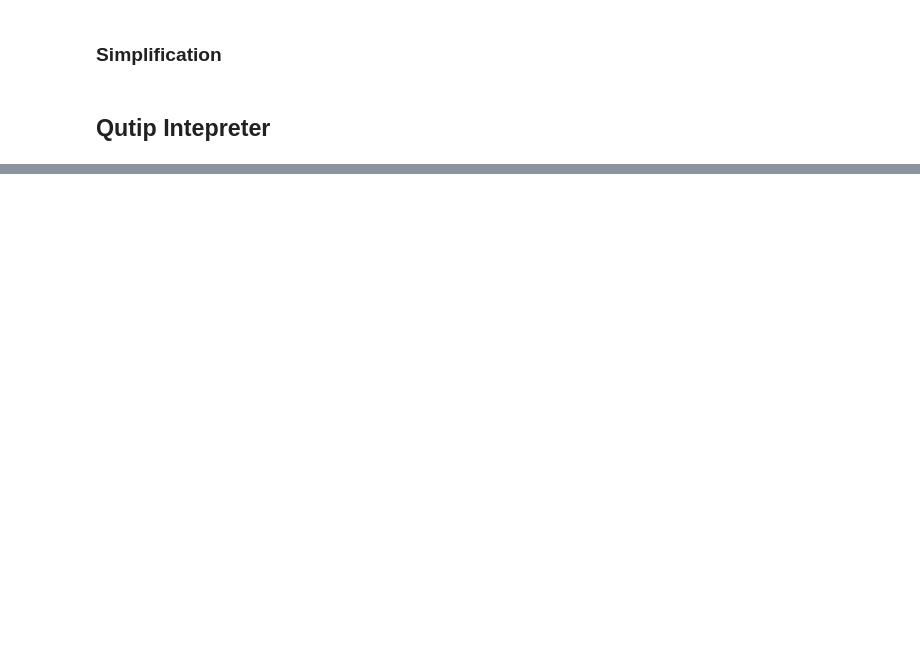
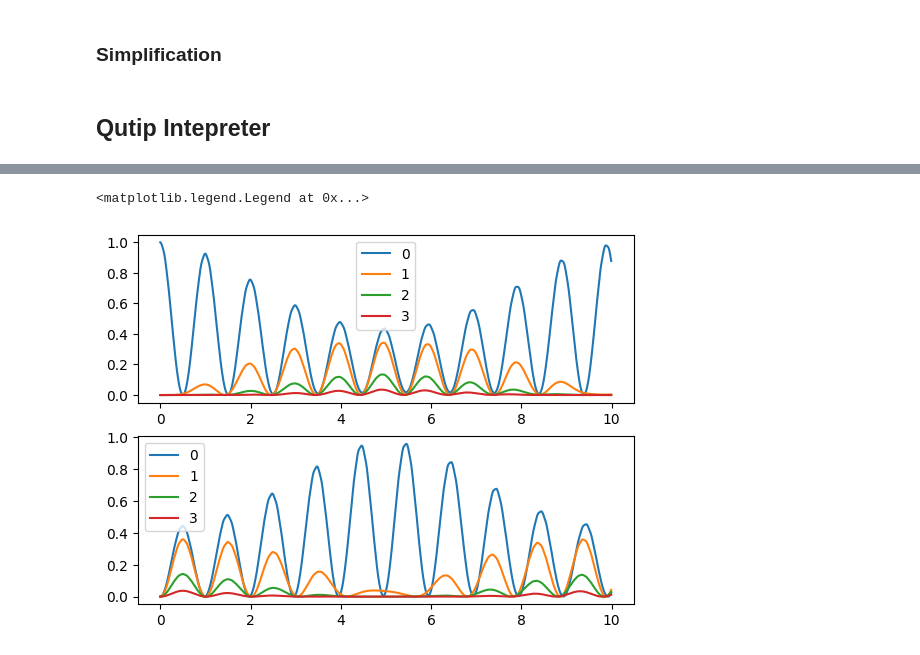
Before and after one commit to OpenQuantumDesign/oqd-trical, a Jupyter notebook: tutorial/test_sideband.ipynb, the cells around one changed output, grey strips where cells are left out. Saved outputs shown, nothing was run; the diff lists cells and outputs as text; code cells hidden in the pictures; blank space fills up the shorter version.

```diff
--- a/tutorial/test_sideband.ipynb
+++ b/tutorial/test_sideband.ipynb
@@ -261,0 +262,26 @@ ax[1].legend()
+# %%
+from matplotlib import pyplot as plt
+
+k = slice(None, None, 1)
+
+fig = plt.figure()
+
+ax = fig.subplots(2, 1)
+
+ax[0].plot(
+    result["tspan"][k],
+    [qt.ket2dm(s).diag()[:4] for s in result["states"][k]],
+    label=range(4),
+)
+
+ax[1].plot(
+    result["tspan"][k],
+    [qt.ket2dm(s).diag()[20:24] for s in result["states"][k]],
+    label=range(4),
+)
+
+ax[0].legend()
+ax[1].legend()
+# %% [output]
+<matplotlib.legend.Legend at 0x...>
+[figure, added]
```
Also changed, not shown: parts of 4 cells of this notebook, 3 other files.
